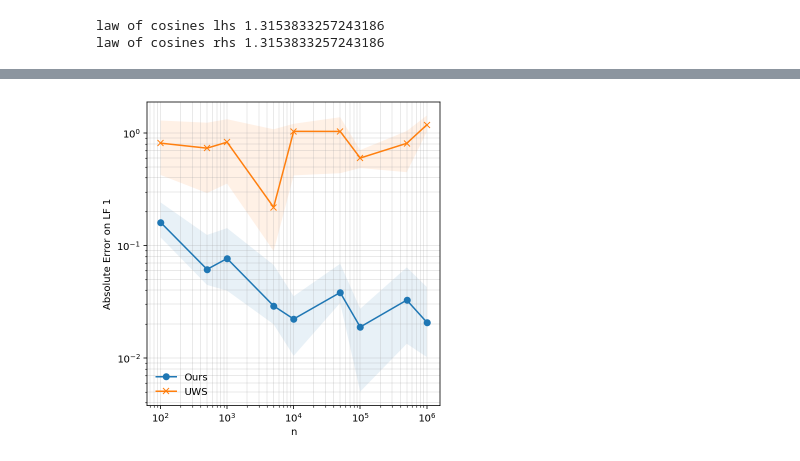
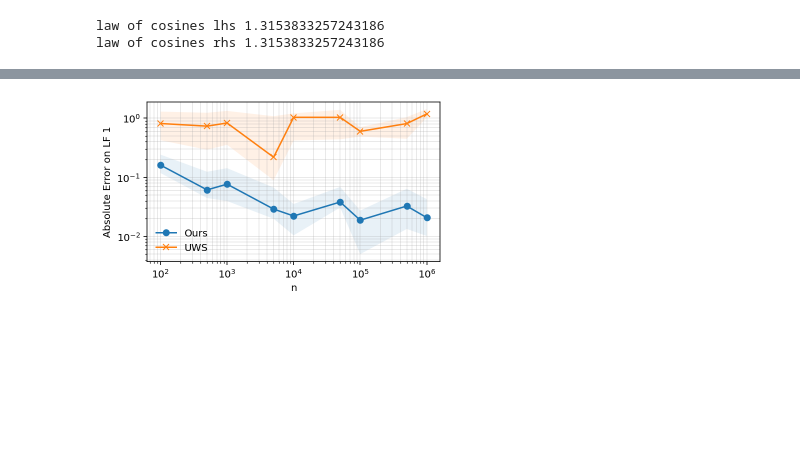
Before and after one commit to SprocketLab/WS-Structured-Prediction, a Jupyter notebook: notebooks/hyperbolic_ws_sp.ipynb, the cells around one changed output, grey strips where cells are left out. Drawn from its saved outputs; the diff is of its cells as text; code cells hidden in the pictures; blank space fills up the shorter version.

Commit message:
Update plots

```diff
--- a/notebooks/hyperbolic_ws_sp.ipynb
+++ b/notebooks/hyperbolic_ws_sp.ipynb
@@ -271,32 +271,33 @@ np.save('hyperbolic_perfs_uws', perfs_uws)
 # Plotting
 from turtle import position
 
 
-plt.figure(figsize=(5, 5))
+plt.figure(figsize=(5, 3))
 
 ns = [int(n) for n in ns]
 
 q = 0.25
 mean0 = np.median(perfs, axis=1)
 max0 = np.quantile(perfs, 1.0 - q, axis=1)
 min0 = np.quantile(perfs, q, axis=1)
 plt.plot(ns, mean0, label=r'Ours', marker='o')
 plt.fill_between(ns, min0, max0, alpha=0.1)
 
 mean0 = np.median(perfs_uws, axis=1)
 max0 = np.quantile(perfs_uws, 1.0 - q, axis=1)
 min0 = np.quantile(perfs_uws, q, axis=1)
 plt.plot(ns, mean0, label=r'UWS', marker='x')
 plt.fill_between(ns, min0, max0, alpha=0.1)
 
 plt.xscale('log')
 plt.xlabel('n')
 plt.yscale('log')
 plt.ylabel('Absolute Error on LF 1')
 plt.legend(frameon=False, loc='lower left')
 plt.grid(True, which="both", ls="-", alpha=0.3, color='0.65')
 plt.tight_layout()
 plt.savefig('est_hyperbolic.pdf')
+plt.savefig('est_hyperbolic.png')
 plt.show()
 # %% [output]
-[figure, old version]
+[figure, new version]
```
Also changed, not shown: 11 other files.
